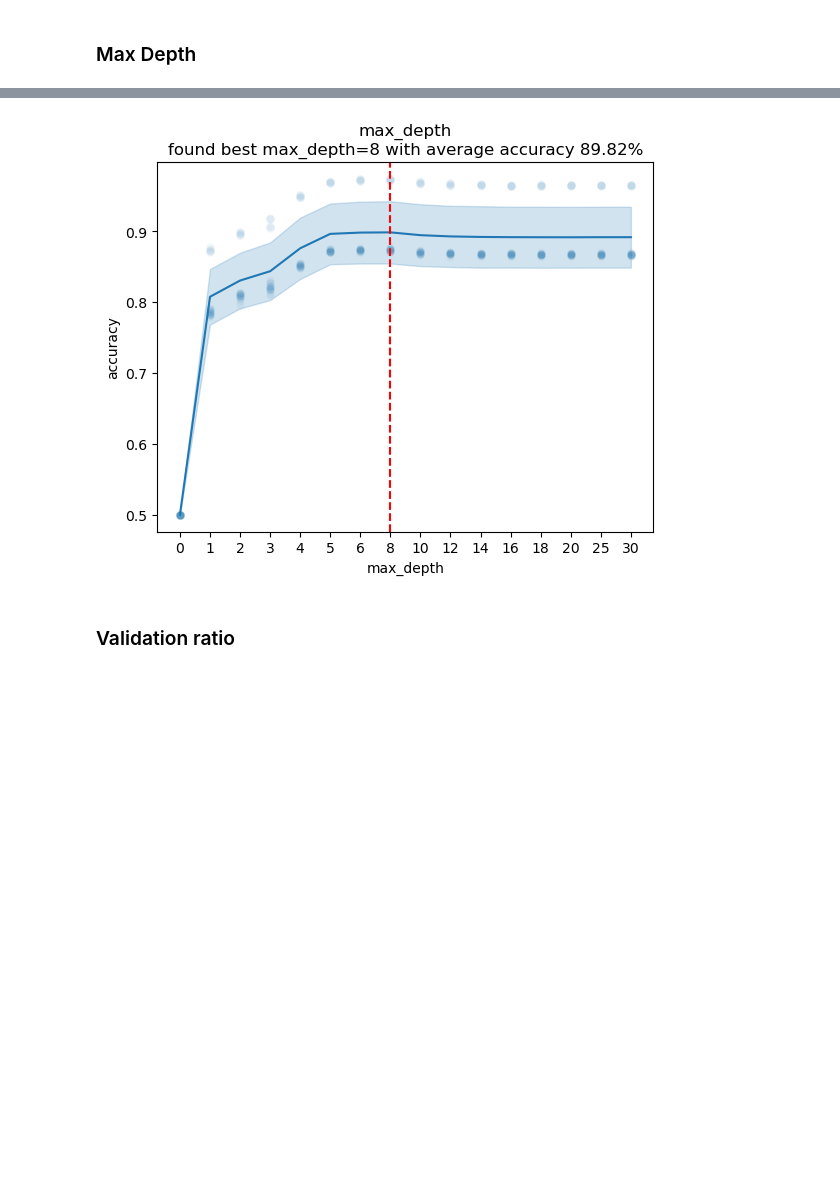
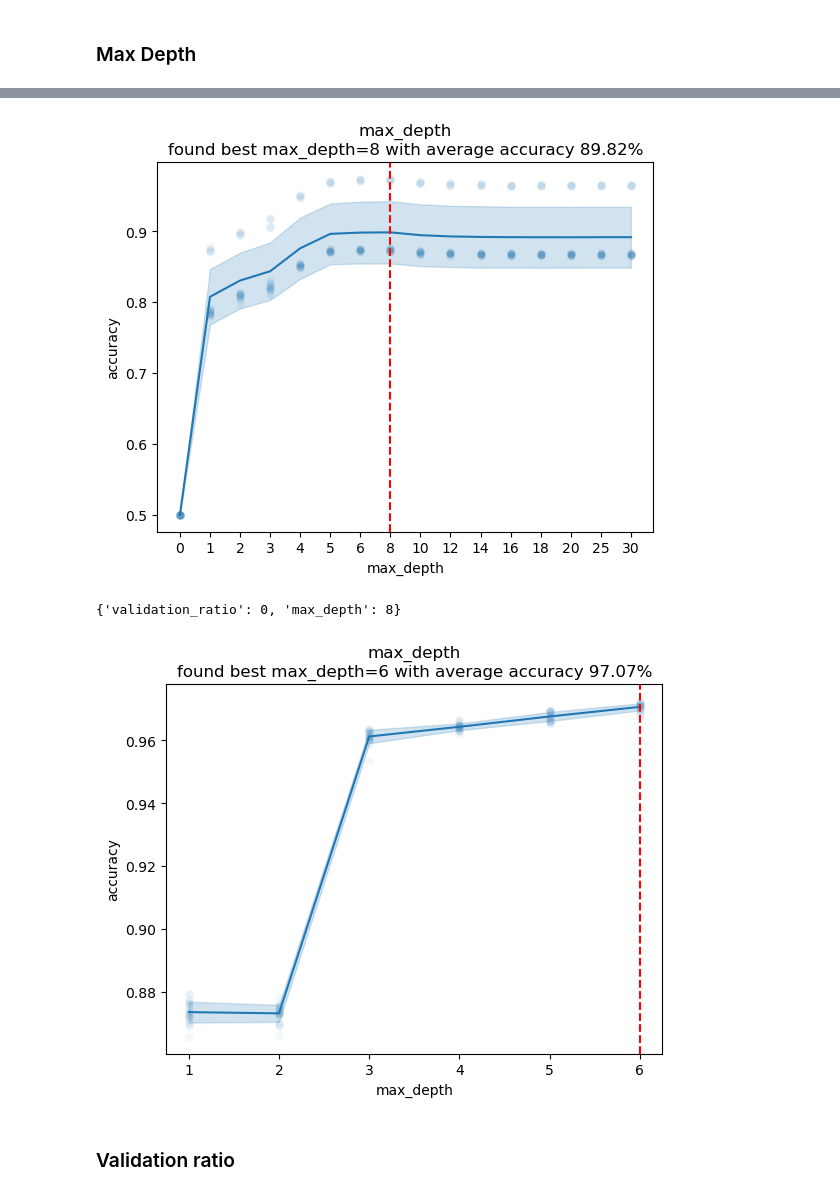
Before and after one commit to natijas/Classification-random-forest, a Jupyter notebook: src/UMA-analiza.ipynb, the cells around one changed output, grey strips where cells are left out. Saved outputs shown, nothing was run; the diff lists cells and outputs as text; code cells hidden in the pictures; blank space fills up the shorter version.

```diff
--- a/src/UMA-analiza.ipynb
+++ b/src/UMA-analiza.ipynb
@@ -498,8 +746,8 @@ evaluate_model(X, Y, rf_constructor, {'n_estimators': 10, 'max_features': 6, 'tr
 # %% [markdown]
 ## Gender DataSet
 # %%
-df, columns = load_dataset('gender')
-X, Y = df.drop(columns='target'), df['target']
+df2, columns = load_dataset('gender')
+X2, Y2 = df2.drop(columns='target'), df2['target']
 
 columns
 # %% [output]
@@ -508,10 +756,14 @@ columns
  'nose_long': [0, 1],
  'lips_thin': [0, 1],
  'distance_nose_to_lip_long': [0, 1]}
+# %%
+id3_args = {}
+c45_args = {'validation_ratio': 0}
 # %% [markdown]
 ### Max Depth
 # %%
 with Pool(24) as pool:
-    plot_factor_dependency(X, Y, id3_constructor, 'max_depth', range(7), {}, reps=24, pool=pool)
+    id3_args = plot_factor_dependency(X2, Y2, id3_constructor, 'max_depth', range(7), id3_args, reps=24, pool=pool)
+id3_args
 # %% [output]
 [figure]
@@ -518,8 +771,15 @@ with Pool(24) as pool:
 # %%
 with Pool(24) as pool:
-    plot_factor_dependency(X, Y, c45_constructor, 'max_depth', [0 , 1, 2, 3, 4, 5, 6, 8, 10, 12, 14, 16, 18, 20, 25, 30], {'validation_ratio': 0}, reps=24, pool=pool)
+    c45_args = plot_factor_dependency(X2, Y2, c45_constructor, 'max_depth', [0 , 1, 2, 3, 4, 5, 6, 8, 10, 12, 14, 16, 18, 20, 25, 30], c45_args, reps=24, pool=pool)
+c45_args
 # %% [output]
 [figure]
+{'validation_ratio': 0, 'max_depth': 8}
+# %%
+with Pool(24) as pool:
+    plot_factor_dependency(X2, Y2, sklearn_constructor, 'max_depth', range(1, 7), {}, reps=24, pool=pool)
+# %% [output]
+[figure, added]
 # %% [markdown]
 ### Validation ratio
 # %%
```
Also changed, not shown: parts of 71 cells of this notebook, 1 other file.
